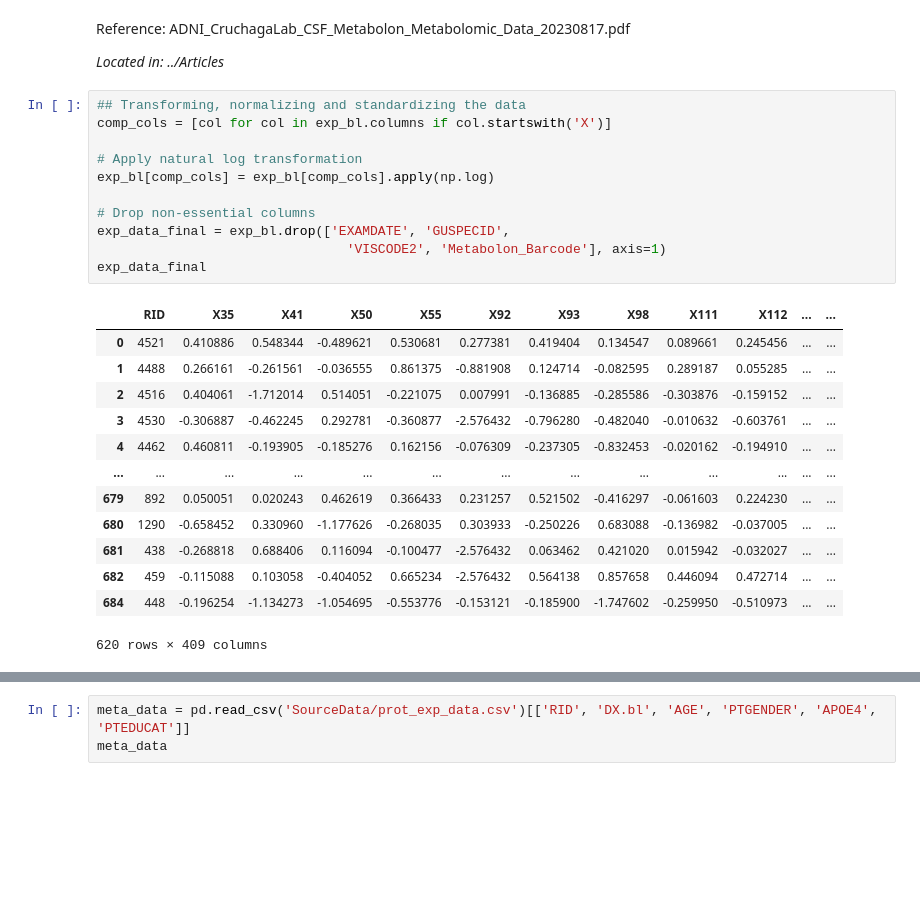
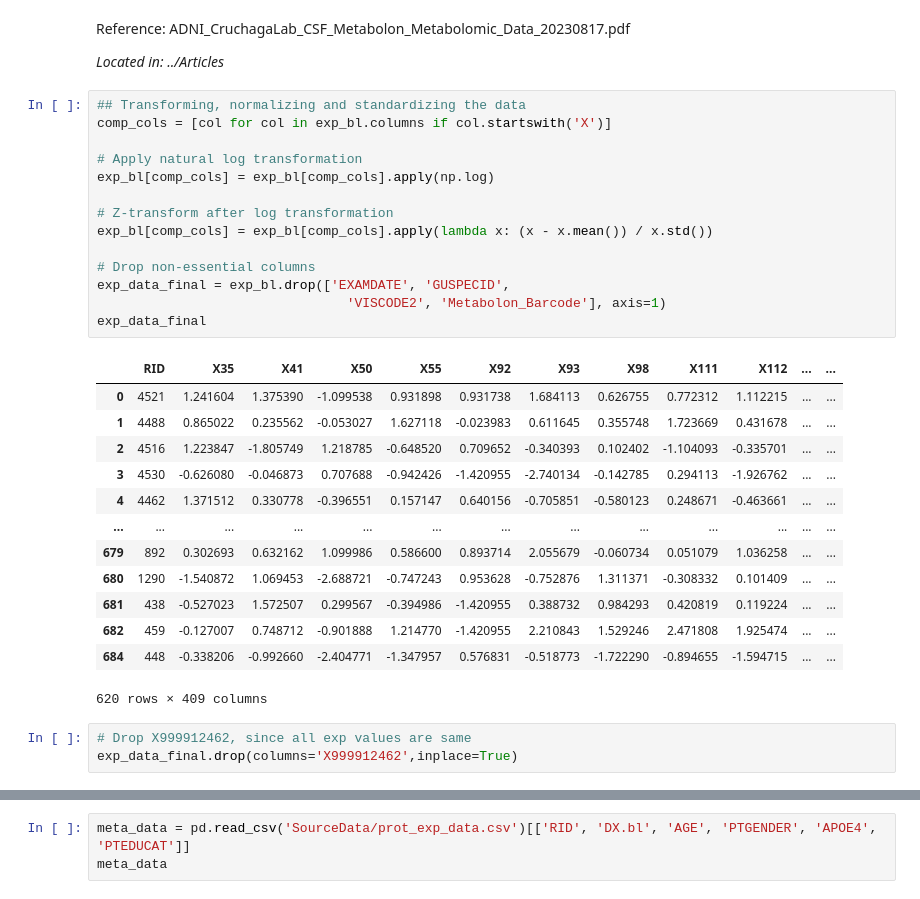
Before and after one commit to d13anu/AD-biomarkers, a Jupyter notebook: meta_prep.ipynb, the cells around one changed output, grey strips where cells are left out. Cells and saved outputs as stored; diff of their text form; blank space fills up the shorter version.

```diff
--- a/meta_prep.ipynb
+++ b/meta_prep.ipynb
@@ -138,28 +138,34 @@ Reference: ADNI_CruchagaLab_CSF_Metabolon_Metabolomic_Data_20230817.pdf
 # %%
 ## Transforming, normalizing and standardizing the data
 comp_cols = [col for col in exp_bl.columns if col.startswith('X')]
 
 # Apply natural log transformation
 exp_bl[comp_cols] = exp_bl[comp_cols].apply(np.log)
 
+# Z-transform after log transformation
+exp_bl[comp_cols] = exp_bl[comp_cols].apply(lambda x: (x - x.mean()) / x.std())
+
 # Drop non-essential columns
 exp_data_final = exp_bl.drop(['EXAMDATE', 'GUSPECID',
                                 'VISCODE2', 'Metabolon_Barcode'], axis=1)
 exp_data_final
 # %% [output]
 |  | RID | X35 | X41 | X50 | X55 | X92 | X93 | X98 | X111 | X112 | ... | ... |
-| 0 | 4521 | 0.410886 | 0.548344 | -0.489621 | 0.530681 | 0.277381 | 0.419404 | 0.134547 | 0.089661 | 0.245456 | ... | ... |
-| 1 | 4488 | 0.266161 | -0.261561 | -0.036555 | 0.861375 | -0.881908 | 0.124714 | -0.082595 | 0.289187 | 0.055285 | ... | ... |
-| 2 | 4516 | 0.404061 | -1.712014 | 0.514051 | -0.221075 | 0.007991 | -0.136885 | -0.285586 | -0.303876 | -0.159152 | ... | ... |
-| 3 | 4530 | -0.306887 | -0.462245 | 0.292781 | -0.360877 | -2.576432 | -0.796280 | -0.482040 | -0.010632 | -0.603761 | ... | ... |
-| 4 | 4462 | 0.460811 | -0.193905 | -0.185276 | 0.162156 | -0.076309 | -0.237305 | -0.832453 | -0.020162 | -0.194910 | ... | ... |
+| 0 | 4521 | 1.241604 | 1.375390 | -1.099538 | 0.931898 | 0.931738 | 1.684113 | 0.626755 | 0.772312 | 1.112215 | ... | ... |
+| 1 | 4488 | 0.865022 | 0.235562 | -0.053027 | 1.627118 | -0.023983 | 0.611645 | 0.355748 | 1.723669 | 0.431678 | ... | ... |
+| 2 | 4516 | 1.223847 | -1.805749 | 1.218785 | -0.648520 | 0.709652 | -0.340393 | 0.102402 | -1.104093 | -0.335701 | ... | ... |
+| 3 | 4530 | -0.626080 | -0.046873 | 0.707688 | -0.942426 | -1.420955 | -2.740134 | -0.142785 | 0.294113 | -1.926762 | ... | ... |
+| 4 | 4462 | 1.371512 | 0.330778 | -0.396551 | 0.157147 | 0.640156 | -0.705851 | -0.580123 | 0.248671 | -0.463661 | ... | ... |
 | ... | ... | ... | ... | ... | ... | ... | ... | ... | ... | ... | ... | ... |
-| 679 | 892 | 0.050051 | 0.020243 | 0.462619 | 0.366433 | 0.231257 | 0.521502 | -0.416297 | -0.061603 | 0.224230 | ... | ... |
-| 680 | 1290 | -0.658452 | 0.330960 | -1.177626 | -0.268035 | 0.303933 | -0.250226 | 0.683088 | -0.136982 | -0.037005 | ... | ... |
-| 681 | 438 | -0.268818 | 0.688406 | 0.116094 | -0.100477 | -2.576432 | 0.063462 | 0.421020 | 0.015942 | -0.032027 | ... | ... |
-| 682 | 459 | -0.115088 | 0.103058 | -0.404052 | 0.665234 | -2.576432 | 0.564138 | 0.857658 | 0.446094 | 0.472714 | ... | ... |
-| 684 | 448 | -0.196254 | -1.134273 | -1.054695 | -0.553776 | -0.153121 | -0.185900 | -1.747602 | -0.259950 | -0.510973 | ... | ... |
+| 679 | 892 | 0.302693 | 0.632162 | 1.099986 | 0.586600 | 0.893714 | 2.055679 | -0.060734 | 0.051079 | 1.036258 | ... | ... |
+| 680 | 1290 | -1.540872 | 1.069453 | -2.688721 | -0.747243 | 0.953628 | -0.752876 | 1.311371 | -0.308332 | 0.101409 | ... | ... |
+| 681 | 438 | -0.527023 | 1.572507 | 0.299567 | -0.394986 | -1.420955 | 0.388732 | 0.984293 | 0.420819 | 0.119224 | ... | ... |
+| 682 | 459 | -0.127007 | 0.748712 | -0.901888 | 1.214770 | -1.420955 | 2.210843 | 1.529246 | 2.471808 | 1.925474 | ... | ... |
+| 684 | 448 | -0.338206 | -0.992660 | -2.404771 | -1.347957 | 0.576831 | -0.518773 | -1.722290 | -0.894655 | -1.594715 | ... | ... |
 620 rows × 409 columns
+# %%
+# Drop X999912462, since all exp values are same
+exp_data_final.drop(columns='X999912462',inplace=True)
 # %%
 # Replacing the remaining NaN expression values with the average of the column
 exp_data_final = exp_data_final.fillna(exp_data_final.drop(['RID'], axis=1).mean())
```
Also changed, not shown: parts of 4 cells of this notebook.
